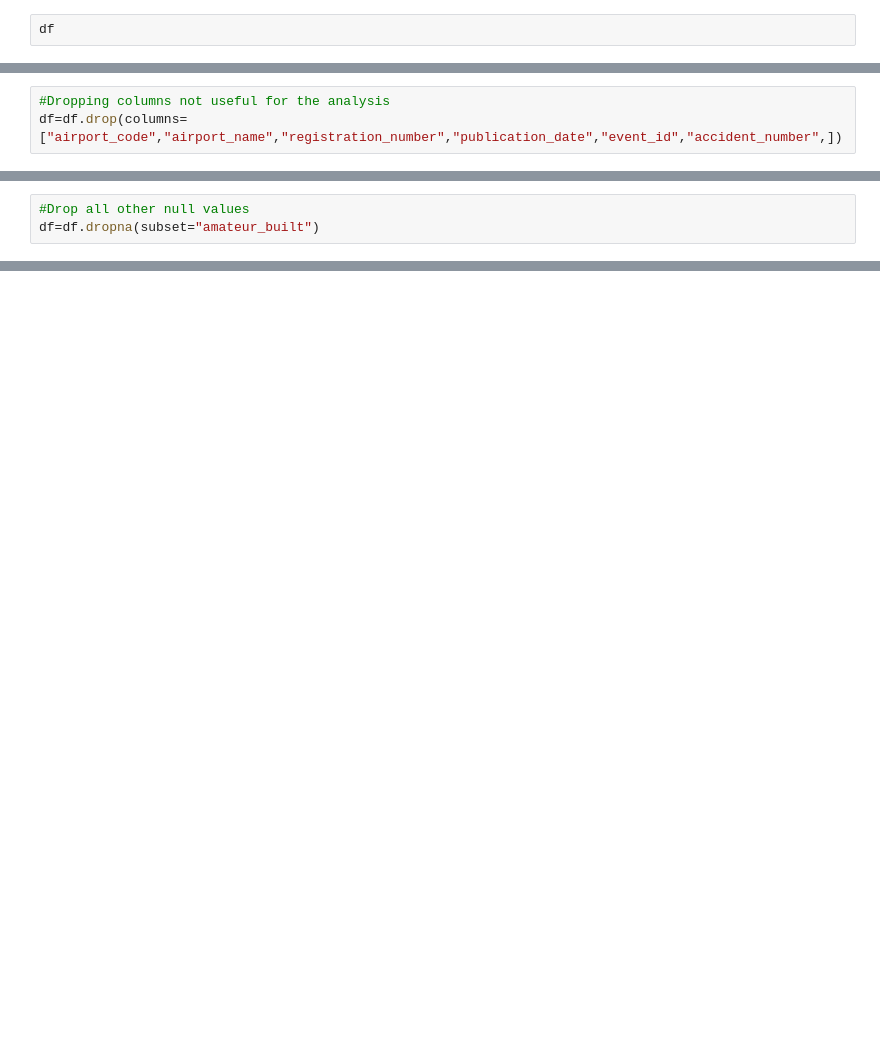
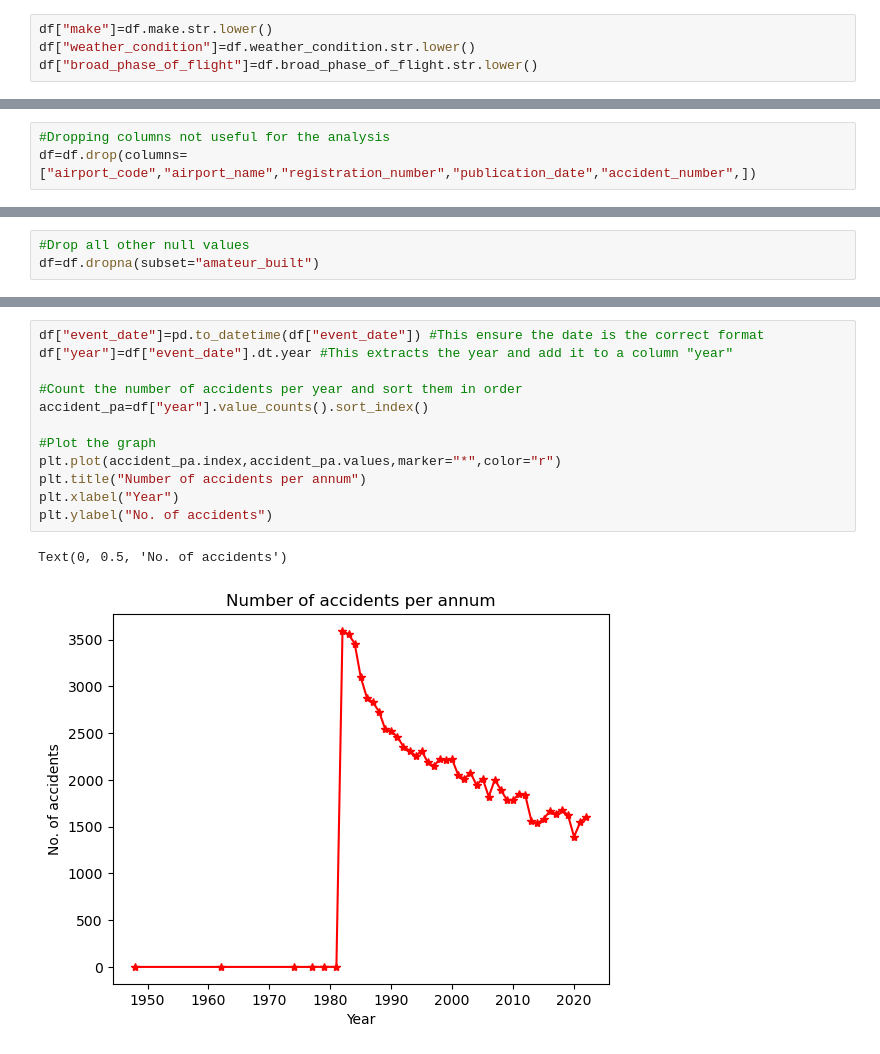
Before and after one commit to idreamofunicorns/Flight-Data-Analytics, a Jupyter notebook: Flight-Data-Analytics-Notebook.ipynb, the cells around one changed output, grey strips where cells are left out. Saved outputs shown, nothing was run; the diff lists cells and outputs as text; blank space fills up the shorter version.

```diff
--- a/Flight-Data-Analytics-Notebook.ipynb
+++ b/Flight-Data-Analytics-Notebook.ipynb
@@ -111,4 +111,6 @@ df.duplicated().sum()
 #Standardize column names
 df.columns=df.columns.str.strip().str.lower().str.replace(" ","_").str.replace(".","_")
 # %%
-df
+df["make"]=df.make.str.lower()
+df["weather_condition"]=df.weather_condition.str.lower()
+df["broad_phase_of_flight"]=df.broad_phase_of_flight.str.lower()
@@ -212,6 +190,6 @@ dtype: int64
 # %%
 #Dropping columns not useful for the analysis
-df=df.drop(columns=["airport_code","airport_name","registration_number","publication_date","event_id","accident_number",])
+df=df.drop(columns=["airport_code","airport_name","registration_number","publication_date","accident_number",])
 # %%
 df.isnull().sum()
 # %% [output]
@@ -298,0 +274,15 @@ dtype: int64
+# %%
+df["event_date"]=pd.to_datetime(df["event_date"]) #This ensure the date is the correct format
+df["year"]=df["event_date"].dt.year #This extracts the year and add it to a column "year"
+
+#Count the number of accidents per year and sort them in order
+accident_pa=df["year"].value_counts().sort_index()
+
+#Plot the graph
+plt.plot(accident_pa.index,accident_pa.values,marker="*",color="r")
+plt.title("Number of accidents per annum")
+plt.xlabel("Year")
+plt.ylabel("No. of accidents")
+# %% [output]
+Text(0, 0.5, 'No. of accidents')
+[figure, added]
```
Also changed, not shown: parts of 13 cells of this notebook.
